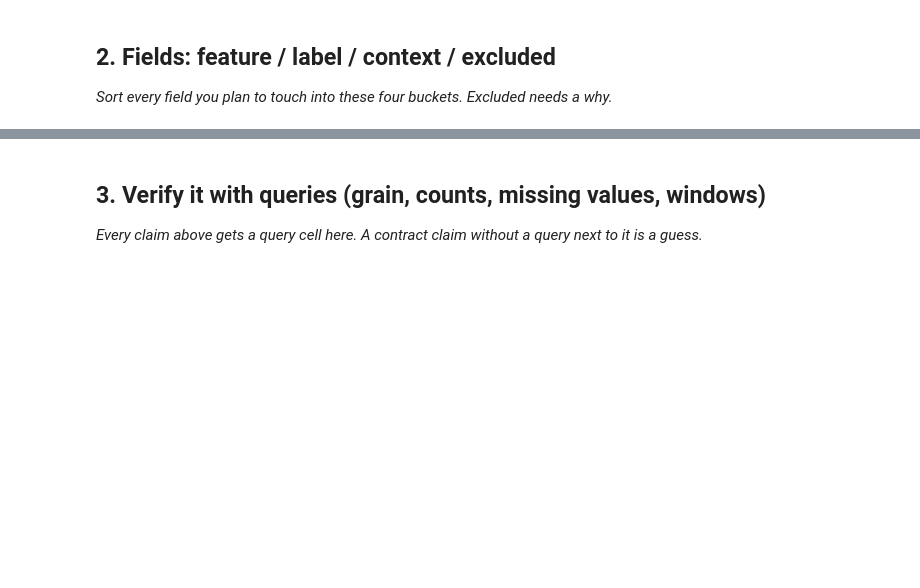
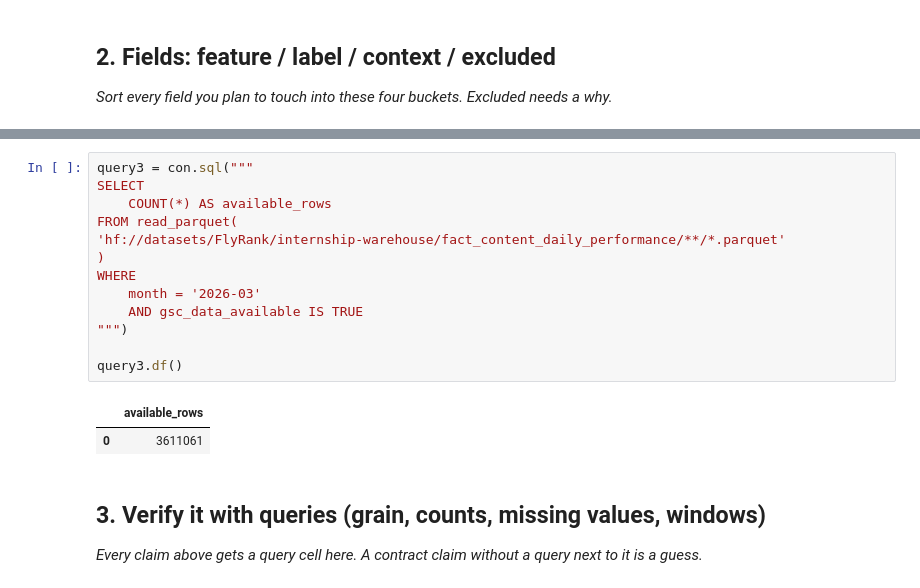
Before and after one commit to faculatini/flyrank_ml, a Jupyter notebook: work/notebooks/w03_data_contract.ipynb, the cells around one changed output, grey strips where cells are left out. Cells and saved outputs as stored; diff of their text form; blank space fills up the shorter version.

```diff
--- a/work/notebooks/w03_data_contract.ipynb
+++ b/work/notebooks/w03_data_contract.ipynb
@@ -23,3 +153,19 @@ This skeleton is yours to fill. Work the sections **in order** — each one has
+# %%
+query3 = con.sql("""
+SELECT
+    COUNT(*) AS available_rows
+FROM read_parquet(
+'hf://datasets/FlyRank/internship-warehouse/fact_content_daily_performance/**/*.parquet'
+)
+WHERE
+    month = '2026-03'
+    AND gsc_data_available IS TRUE
+""")
+
+query3.df()
+# %% [output]
+|  | available_rows |
+| 0 | 3611061 |
 # %% [markdown]
 ## 3. Verify it with queries (grain, counts, missing values, windows)
 
```
Also changed, not shown: parts of 10 cells of this notebook.
